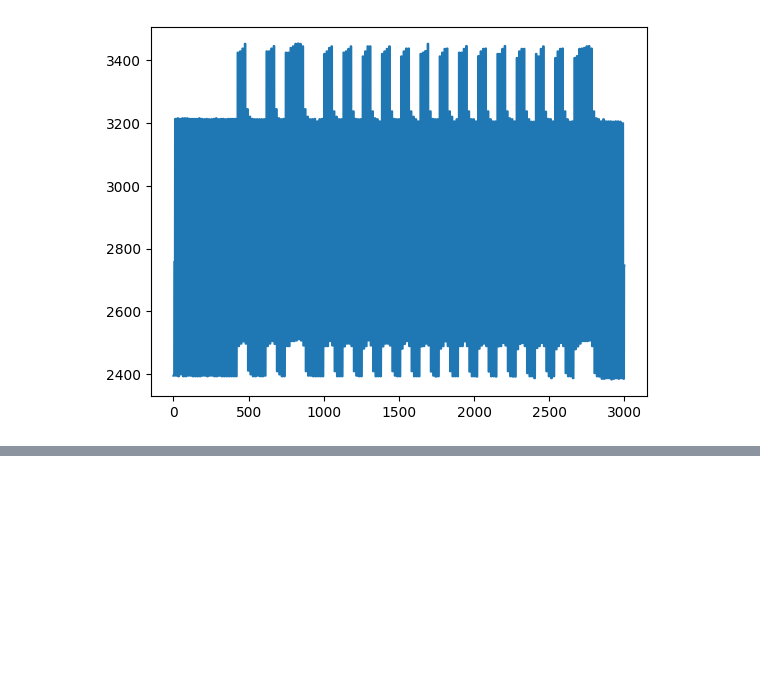
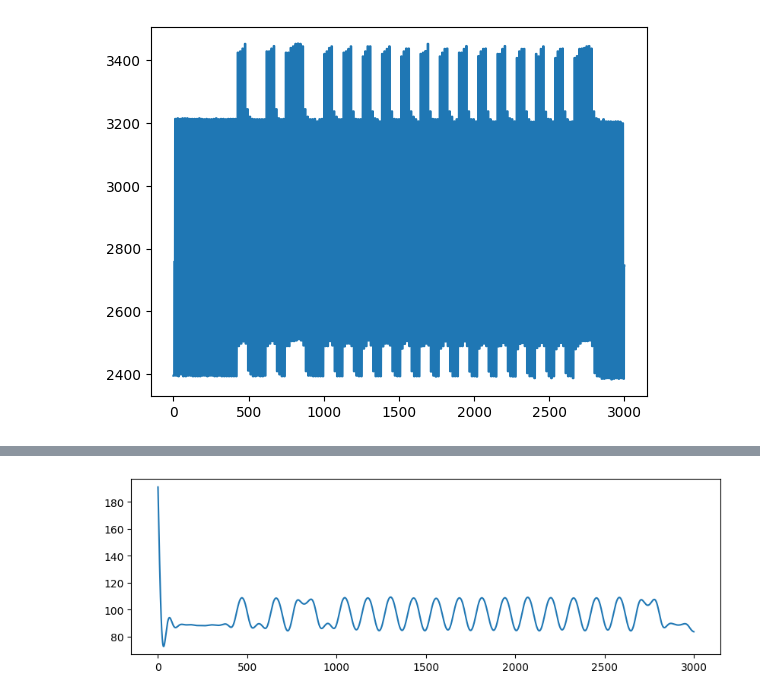
Before and after one commit to davidcastells/FPGA_NFC_transceiver, a Jupyter notebook: analysis/py4hw_response.ipynb, the cells around one changed output, grey strips where cells are left out. Saved outputs shown, nothing was run; the diff lists cells and outputs as text; code cells hidden in the pictures; blank space fills up the shorter version.

```diff
--- a/analysis/py4hw_response.ipynb
+++ b/analysis/py4hw_response.ipynb
@@ -244,0 +391,13 @@ plt.show()
+# %%
+rectified = np.abs(h_filtered)
+data=rx[2000:5000]
+order = 5
+nyquist = 0.5 * Fs
+normal_cutoff =2*Rb / nyquist
+b, a = signal.butter(order, normal_cutoff, btype='low', analog=False)
+envelope = signal.filtfilt(b, a, rectified)
+plt.figure(figsize=(10,3))
+plt.plot(envelope)
+plt.show()
+# %% [output]
+[figure, added]
```
Also changed, not shown: parts of 13 cells of this notebook.
